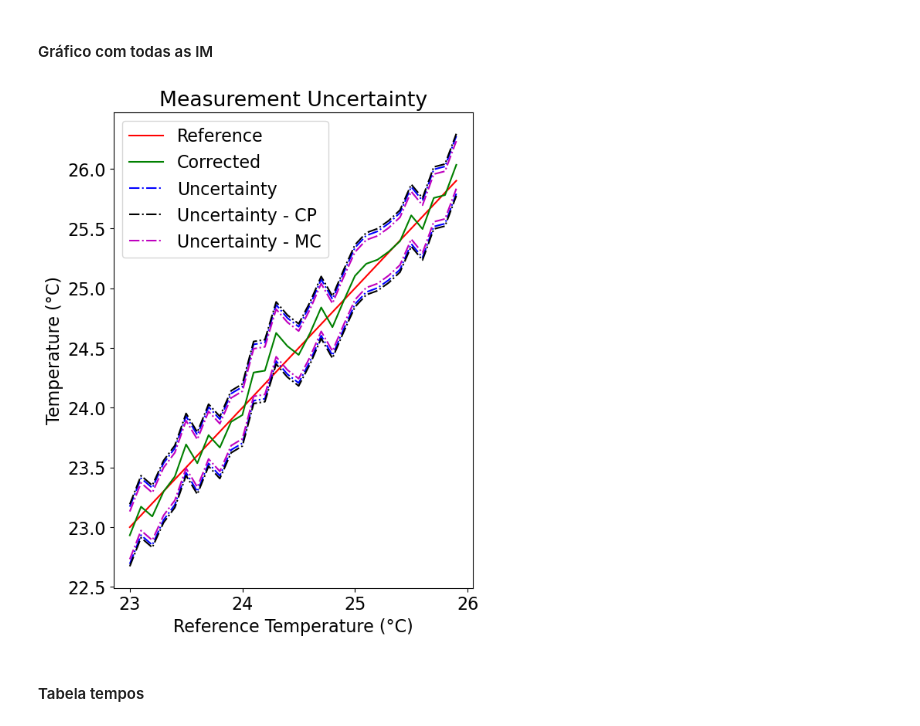
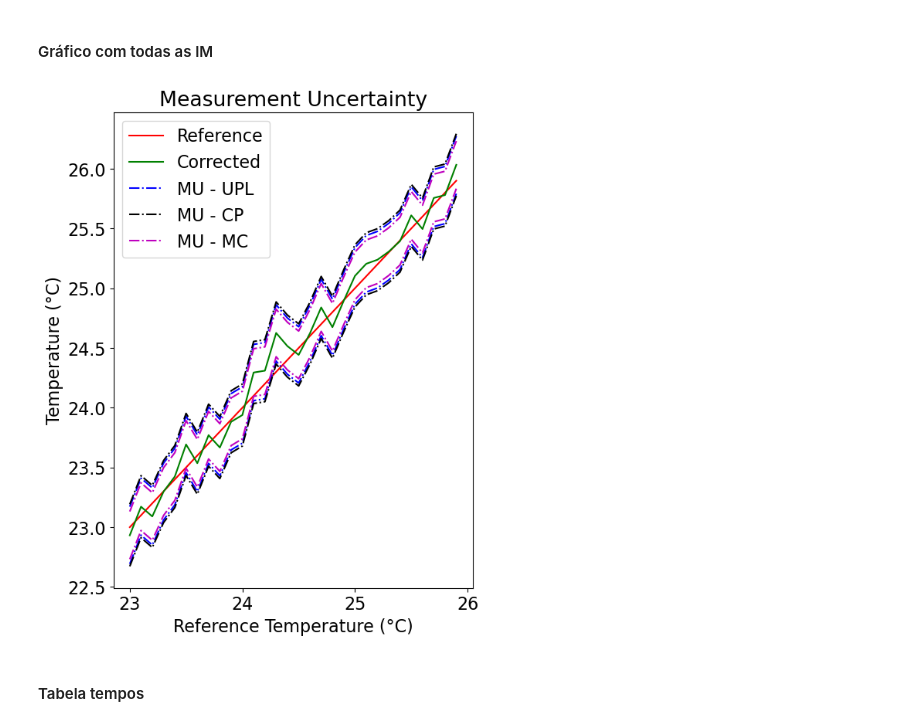
Before and after one commit to c-mmonteiro/estudos, a Jupyter notebook: Estudo_Minimos_Quadrados.ipynb, the cells around one changed output. Saved outputs shown, nothing was run; the diff lists cells and outputs as text; code cells hidden in the pictures.

```diff
--- a/Estudo_Minimos_Quadrados.ipynb
+++ b/Estudo_Minimos_Quadrados.ipynb
@@ -461,32 +461,32 @@ plt.savefig('fig_compar.pdf')
 # %%
 plt.figure(figsize=(6, 8))
 
 plt.plot(t_ref_test_list, t_ref_test_list, 'r', label='Reference')
 #plt.plot(t_ref_test_list, t_medido_x_test_list, 'ko', label='Measurement')
 plt.plot(t_ref_test_list, mc_t_corrigido_test_mean_list, 'g', label='Corrected')
 
-plt.plot(t_ref_test_list, propagacao_mu_sup, 'b-.', label='Uncertainty')
+plt.plot(t_ref_test_list, propagacao_mu_sup, 'b-.', label='MU - UPL')
 plt.plot(t_ref_test_list, propagacao_mu_inf, 'b-.')
 
-plt.plot(t_ref_test_list, y_cp_upper, 'k-.', label='Uncertainty - CP')
+plt.plot(t_ref_test_list, y_cp_upper, 'k-.', label='MU - CP')
 plt.plot(t_ref_test_list, y_cp_lower, 'k-.')
 
-plt.plot(t_ref_test_list, mc_mu_sup, 'm-.', label='Uncertainty - MC')
+plt.plot(t_ref_test_list, mc_mu_sup, 'm-.', label='MU - MC')
 plt.plot(t_ref_test_list, mc_mu_inf, 'm-.')
 
 
 
 
 
 
 #plt.errorbar(t_ref, mc_temp_simulation, mc_std_pad, fmt='o', color='b', ecolor='lightgray', elinewidth=3, capsize=5)
 plt.legend()
 plt.title('Measurement Uncertainty')
 plt.xlabel('Reference Temperature (°C)')
 plt.ylabel('Temperature (°C)')
 plt.savefig('fig_all.pdf', bbox_inches='tight')
 # %% [output]
-[figure, old version]
+[figure, new version]
 # %% [markdown]
 #### Tabela tempos
 # %%
```
Also changed, not shown: 1 other file.
